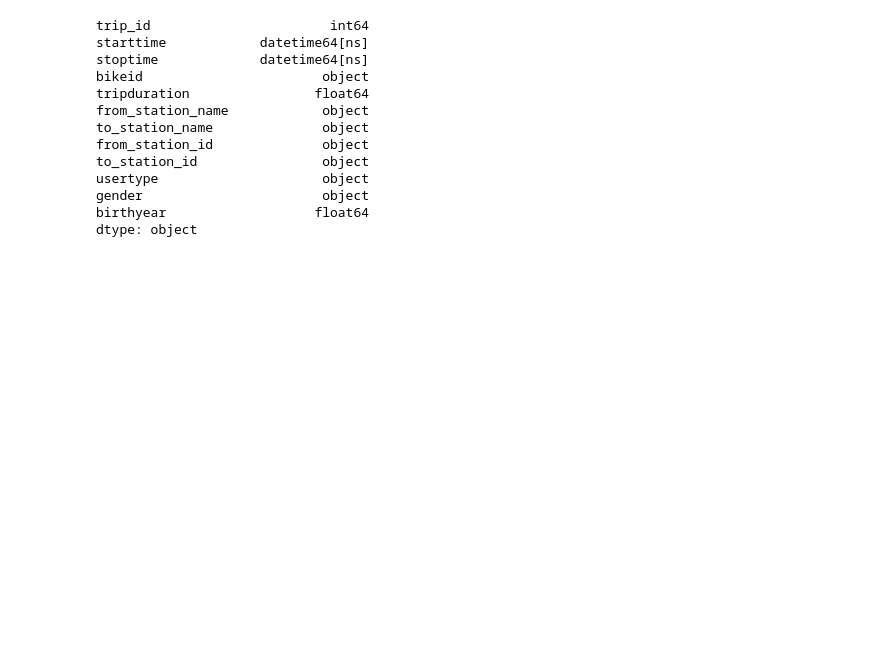
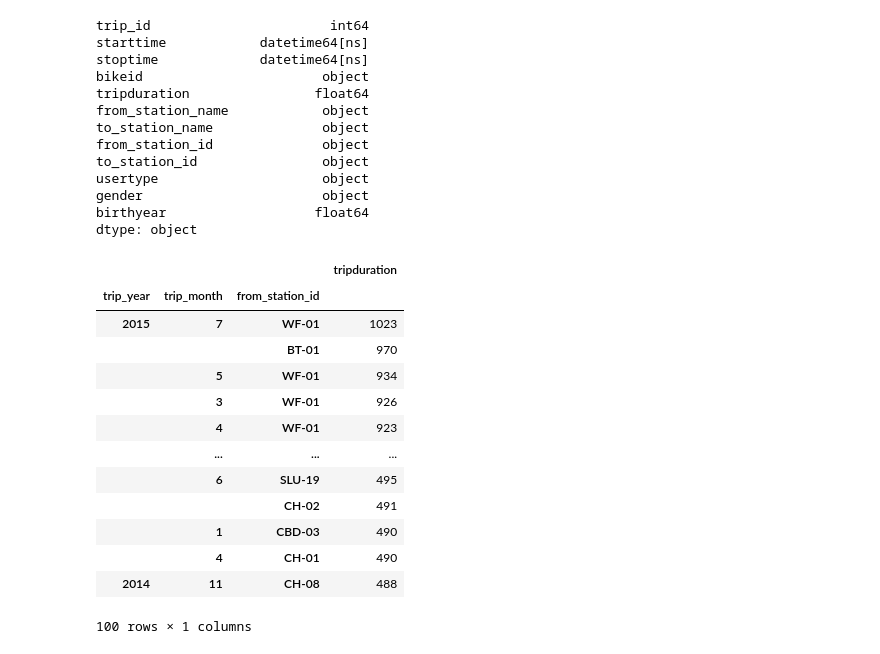
Before and after one commit to santorsm/data-analysis, a Jupyter notebook: bike-stats.ipynb, the cells around one changed output. Saved outputs shown, nothing was run; the diff lists cells and outputs as text; code cells hidden in the pictures; blank space fills up the shorter version.

```diff
--- a/bike-stats.ipynb
+++ b/bike-stats.ipynb
@@ -250,3 +253,21 @@ birthyear                   float64
 dtype: object
 # %%
 df1['trip_month'] = df1.starttime.dt.month
+df1['trip_year'] = df1.starttime.dt.year
+# %%
+df1.pivot_table(index=['trip_year','trip_month','from_station_id'], values='tripduration', aggfunc='count').round(3).sort_values('tripduration',ascending=False)[:100]
+# %% [output]
+|  |  |  | tripduration |
+| trip_year | trip_month | from_station_id |  |
+| 2015 | 7 | WF-01 | 1023 |
+|  |  | BT-01 | 970 |
+|  | 5 | WF-01 | 934 |
+|  | 3 | WF-01 | 926 |
+|  | 4 | WF-01 | 923 |
+|  | ... | ... | ... |
+|  | 6 | SLU-19 | 495 |
+|  |  | CH-02 | 491 |
+|  | 1 | CBD-03 | 490 |
+|  | 4 | CH-01 | 490 |
+| 2014 | 11 | CH-08 | 488 |
+100 rows × 1 columns
```
Also changed, not shown: parts of 9 cells of this notebook, 3 other files.
